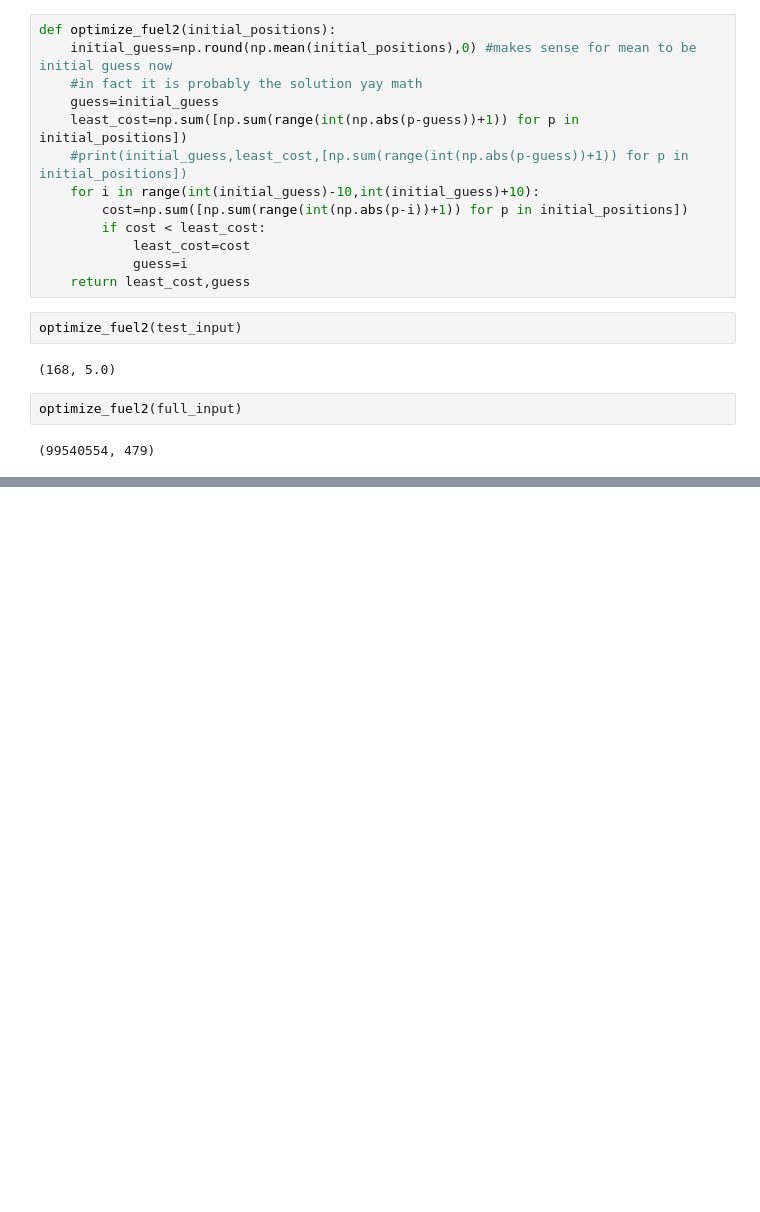
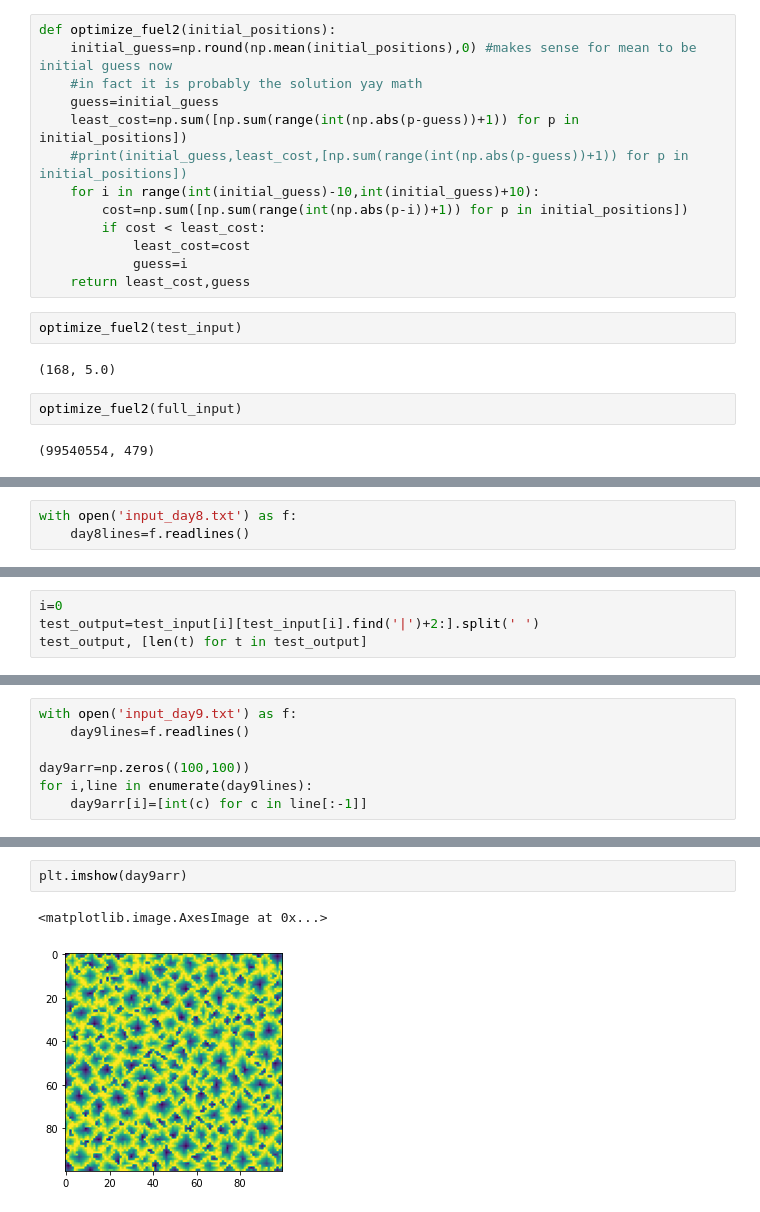
Before and after one commit to elastufka/Advent2021, a Jupyter notebook: Advent 2021.ipynb, the cells around one changed output, grey strips where cells are left out. Saved outputs shown, nothing was run; the diff lists cells and outputs as text; blank space fills up the shorter version.

```diff
--- a/Advent 2021.ipynb
+++ b/Advent 2021.ipynb
@@ -914,0 +922,3 @@ optimize_fuel2(full_input)
+# %%
+with open('input_day8.txt') as f:
+    day8lines=f.readlines()
@@ -914,0 +942,4 @@ optimize_fuel2(full_input)
+# %%
+i=0
+test_output=test_input[i][test_input[i].find('|')+2:].split(' ')
+test_output, [len(t) for t in test_output]
@@ -914,0 +1145,7 @@ optimize_fuel2(full_input)
+# %%
+with open('input_day9.txt') as f:
+    day9lines=f.readlines()
+
+day9arr=np.zeros((100,100))
+for i,line in enumerate(day9lines):
+    day9arr[i]=[int(c) for c in line[:-1]]
@@ -914,0 +1214,5 @@ optimize_fuel2(full_input)
+# %%
+plt.imshow(day9arr)
+# %% [output]
+<matplotlib.image.AxesImage at 0x...>
+[figure, added]
```
Also changed, not shown: parts of 89 cells of this notebook, 9 other files.
